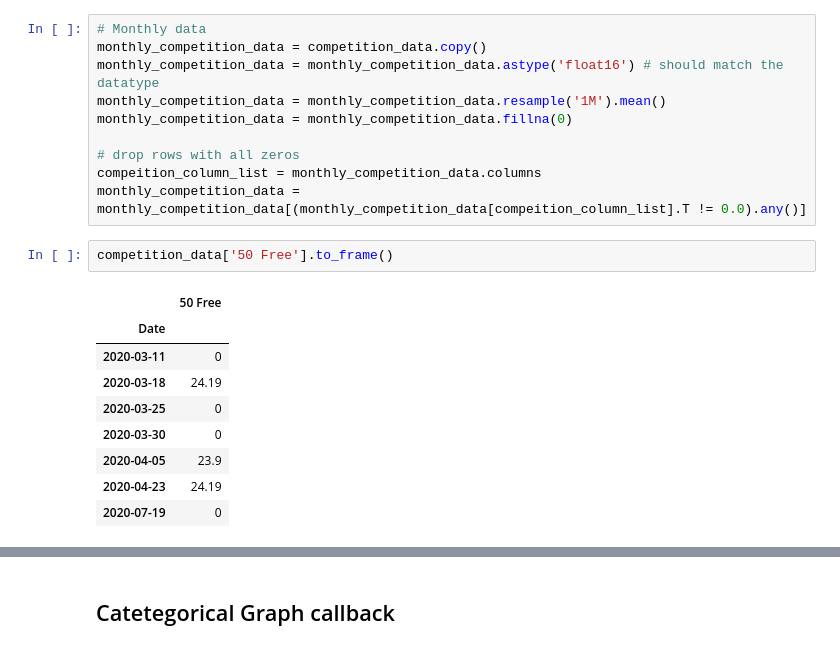
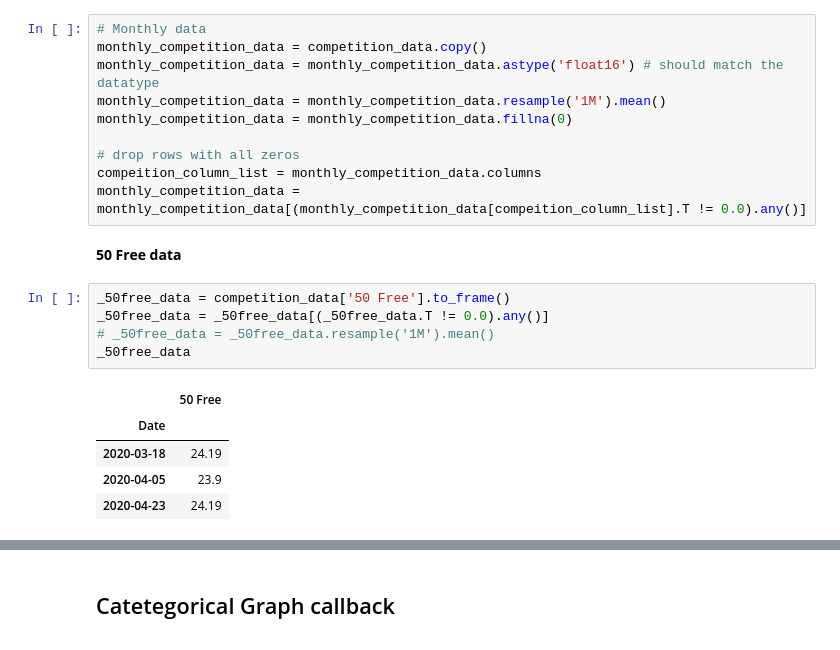
Before and after one commit to JIHOO97/TrainingTime-Visualization, a Jupyter notebook: Swimming Plot.ipynb, the cells around one changed output, grey strips where cells are left out. Cells and saved outputs as stored; diff of their text form.

```diff
--- a/Swimming Plot.ipynb
+++ b/Swimming Plot.ipynb
@@ -410,15 +424,16 @@ monthly_competition_data = monthly_competition_data.fillna(0)
 # drop rows with all zeros
 compeition_column_list = monthly_competition_data.columns
 monthly_competition_data = monthly_competition_data[(monthly_competition_data[compeition_column_list].T != 0.0).any()]
-# %%
-competition_data['50 Free'].to_frame()
-# %% [output]
-|  | 50 Free |
-| Date |  |
-| 2020-03-11 | 0 |
-| 2020-03-18 | 24.19 |
-| 2020-03-25 | 0 |
-| 2020-03-30 | 0 |
-| 2020-04-05 | 23.9 |
-| 2020-04-23 | 24.19 |
-| 2020-07-19 | 0 |
+# %% [markdown]
+**50 Free data**
+# %%
+_50free_data = competition_data['50 Free'].to_frame()
+_50free_data = _50free_data[(_50free_data.T != 0.0).any()]
+# _50free_data = _50free_data.resample('1M').mean()
+_50free_data
+# %% [output]
+|  | 50 Free |
+| Date |  |
+| 2020-03-18 | 24.19 |
+| 2020-04-05 | 23.9 |
+| 2020-04-23 | 24.19 |
```
Also changed, not shown: parts of 11 cells of this notebook.
